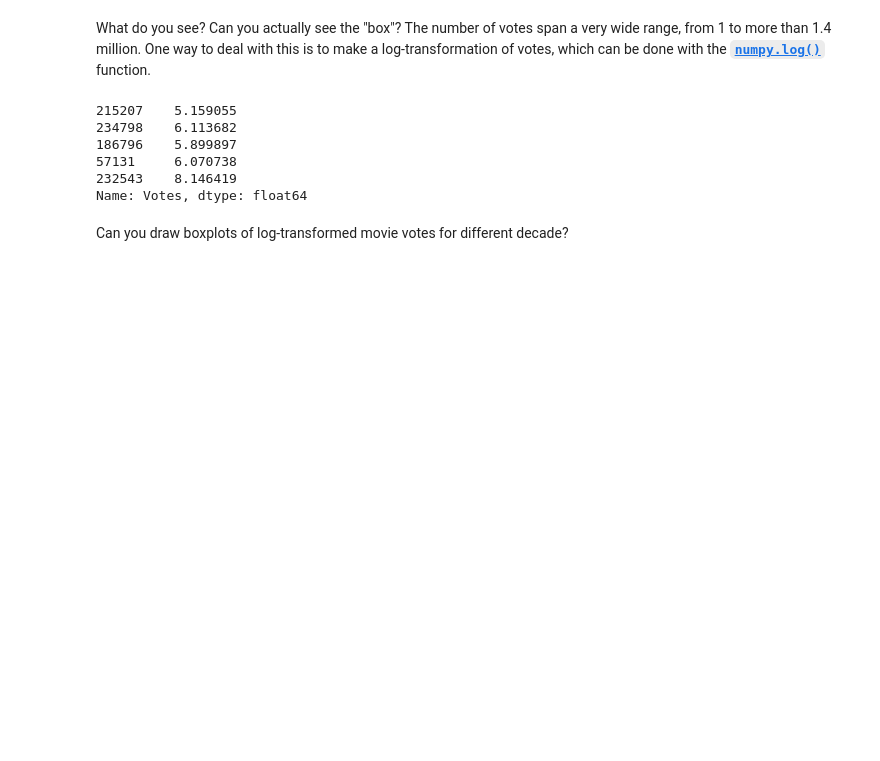
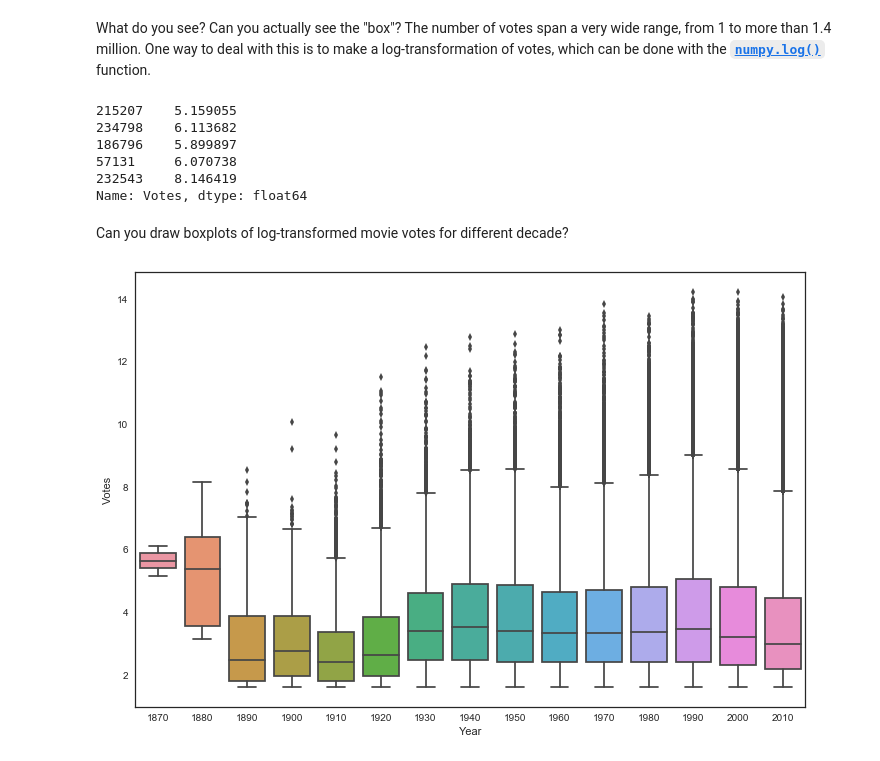
Before and after one commit to muftring/iu-datavis, a Jupyter notebook: week-05/w05_lab_uftring_michael.ipynb, the cells around one changed output. Cells and saved outputs as stored; diff of their text form; code cells hidden in the pictures; blank space fills up the shorter version.

```diff
--- a/week-05/w05_lab_uftring_michael.ipynb
+++ b/week-05/w05_lab_uftring_michael.ipynb
@@ -341,0 +351,5 @@ Can you draw boxplots of log-transformed movie votes for different decade?
+# %%
+ax = sns.boxplot(x=decade, y=log_votes)
+ax.figure.set_size_inches(12, 8)
+# %% [output]
+[figure, added]
```
Also changed, not shown: parts of 7 cells of this notebook.
